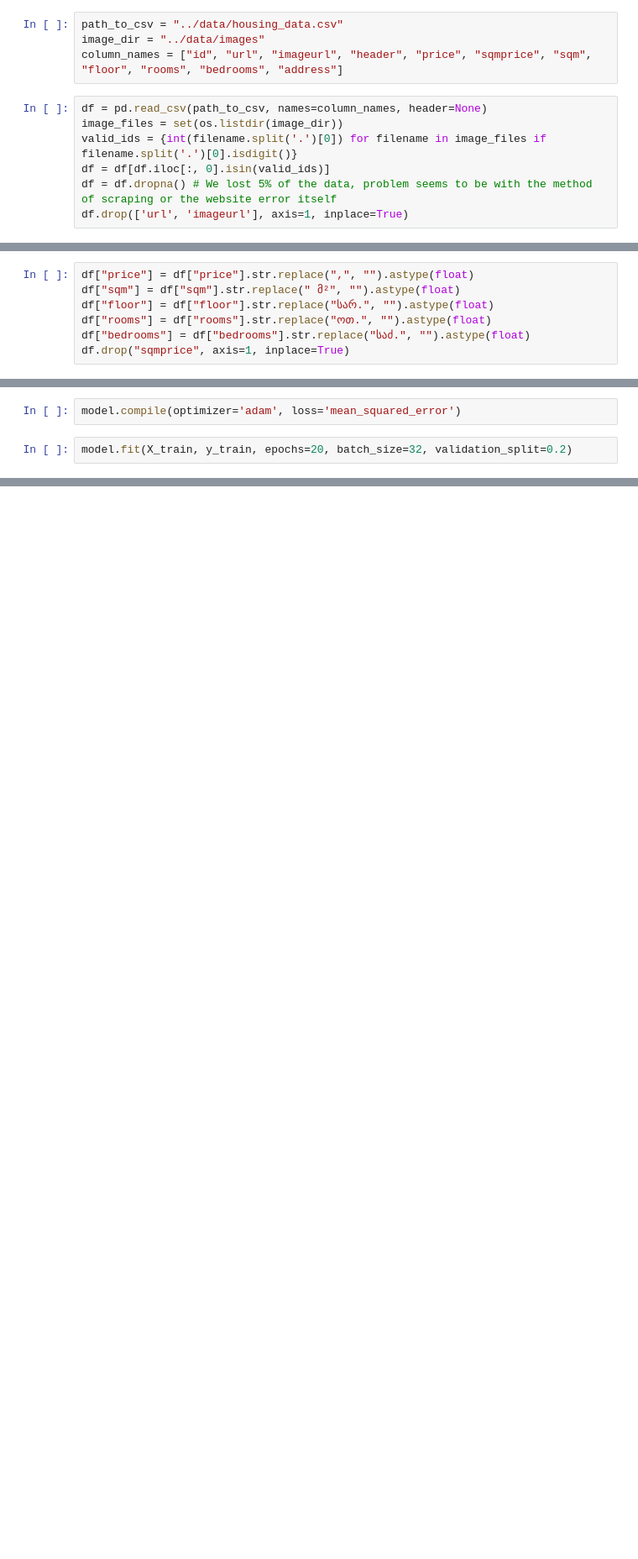
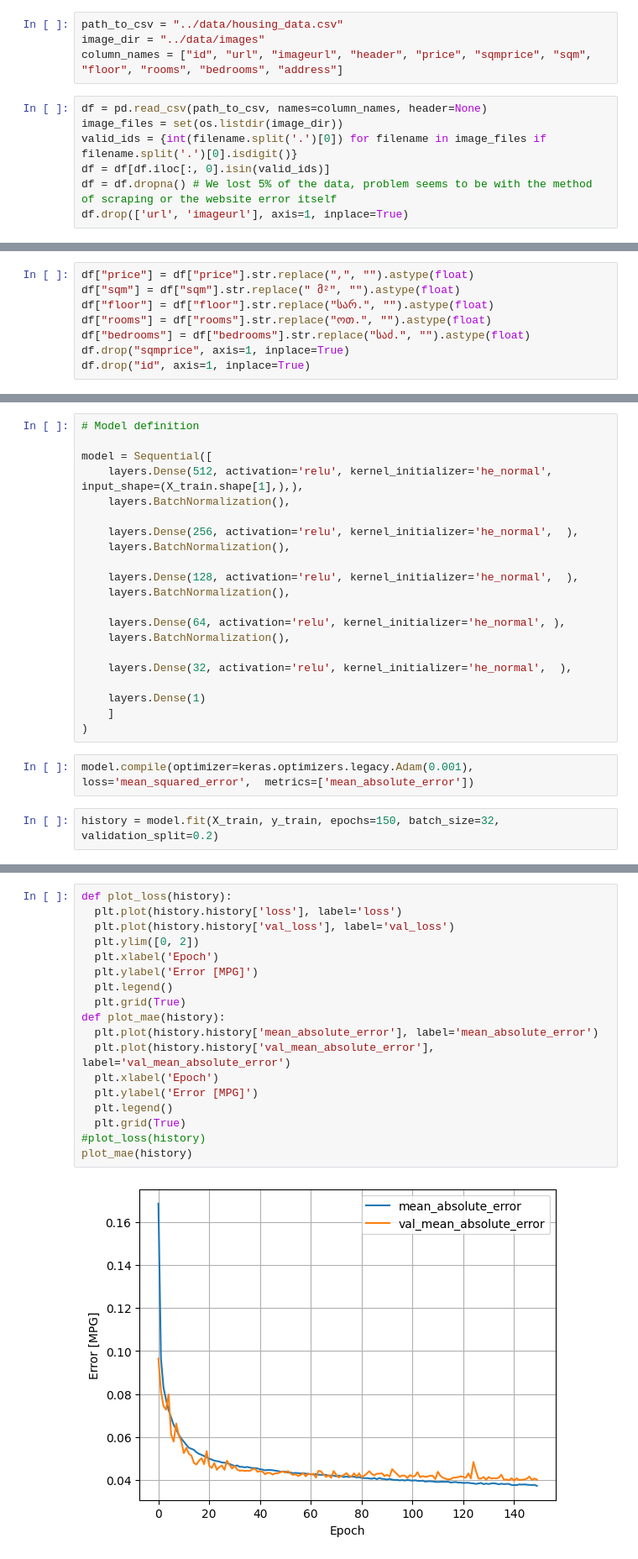
Before and after one commit to Giorgi-Tabatadze/tbilisi_home_price_prediction_model, a Jupyter notebook: pricing_model/only_csv.ipynb, the cells around one changed output, grey strips where cells are left out. Shown at 84% size. Cells and saved outputs as stored; diff of their text form; blank space fills up the shorter version.

Commit message:
improve only csv model

```diff
--- a/pricing_model/only_csv.ipynb
+++ b/pricing_model/only_csv.ipynb
@@ -48,3 +54,4 @@ df["floor"] = df["floor"].str.replace("სარ.", "").astype(float)
 df["rooms"] = df["rooms"].str.replace("ოთ.", "").astype(float)
 df["bedrooms"] = df["bedrooms"].str.replace("საძ.", "").astype(float)
 df.drop("sqmprice", axis=1, inplace=True)
+df.drop("id", axis=1, inplace=True)
@@ -69,5 +92,26 @@ model.add(Dense(1))
+# %%
+# Model definition
+
+model = Sequential([
+    layers.Dense(512, activation='relu', kernel_initializer='he_normal', input_shape=(X_train.shape[1],),),
+    layers.BatchNormalization(),
+
+    layers.Dense(256, activation='relu', kernel_initializer='he_normal',  ),
+    layers.BatchNormalization(),
+
+    layers.Dense(128, activation='relu', kernel_initializer='he_normal',  ),
+    layers.BatchNormalization(),
+
+    layers.Dense(64, activation='relu', kernel_initializer='he_normal', ),
+    layers.BatchNormalization(),
+
+    layers.Dense(32, activation='relu', kernel_initializer='he_normal',  ),
+
+    layers.Dense(1)
+    ]
+)
 # %%
-model.compile(optimizer='adam', loss='mean_squared_error')
+model.compile(optimizer=keras.optimizers.legacy.Adam(0.001), loss='mean_squared_error',  metrics=['mean_absolute_error'])
 # %%
-model.fit(X_train, y_train, epochs=20, batch_size=32, validation_split=0.2)
+history = model.fit(X_train, y_train, epochs=150, batch_size=32, validation_split=0.2)
 # %% [output]
@@ -97,0 +135,20 @@ Test Loss: 0.004945153370499611
+# %%
+def plot_loss(history):
+  plt.plot(history.history['loss'], label='loss')
+  plt.plot(history.history['val_loss'], label='val_loss')
+  plt.ylim([0, 2])
+  plt.xlabel('Epoch')
+  plt.ylabel('Error [MPG]')
+  plt.legend()
+  plt.grid(True)
+def plot_mae(history):
+  plt.plot(history.history['mean_absolute_error'], label='mean_absolute_error')
+  plt.plot(history.history['val_mean_absolute_error'], label='val_mean_absolute_error')
+  plt.xlabel('Epoch')
+  plt.ylabel('Error [MPG]')
+  plt.legend()
+  plt.grid(True)
+#plot_loss(history)
+plot_mae(history)
+# %% [output]
+[figure, added]
```
Also changed, not shown: parts of 13 cells of this notebook, 1 other file.
